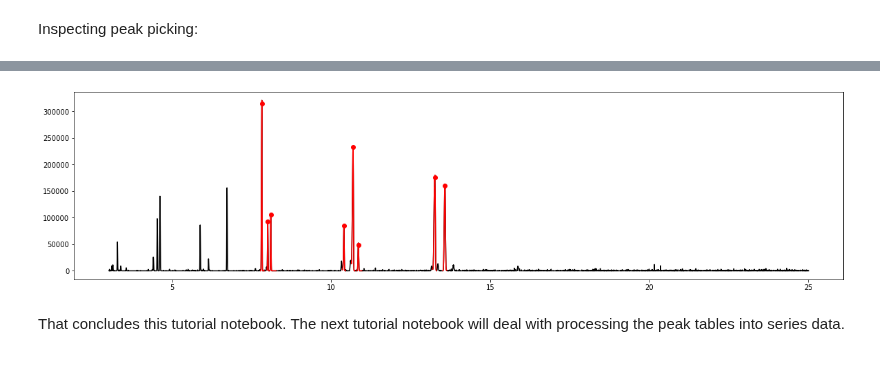
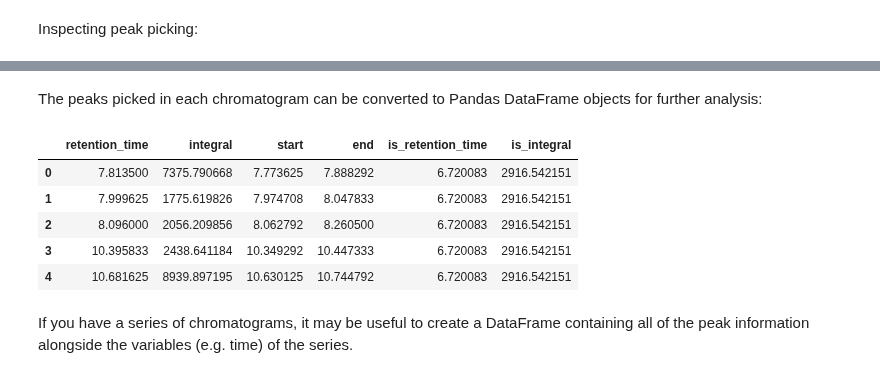
Before and after one commit to Will-Robin/ChromProcess, a Jupyter notebook: Tutorials/ChromProcess_Introduction_1.ipynb, the cells around one changed output, grey strips where cells are left out. Drawn from its saved outputs; the diff is of its cells as text; code cells hidden in the pictures.

Commit message:
update tutorial notebooks

```diff
--- a/Tutorials/ChromProcess_Introduction_1.ipynb
+++ b/Tutorials/ChromProcess_Introduction_1.ipynb
@@ -196,10 +176,0 @@ It make also be convenient to store the chromatographic signals in a simple `.cs
-# %%
-from ChromProcess.Writers import chromatogram_to_csv
-chromatogram_output_folder = "../Sample_analysis/Example/ExperimentalData/ChromatogramCSV"
-for c in chroms:
-    chromatogram_to_csv(c, filename = f'{chromatogram_output_folder}/{c.filename}')
-# %%
-from ChromProcess.Writers import chromatogram_to_json
-chromatogram_output_folder = "../Sample_analysis/Example/ExperimentalData/ChromatogramCSV"
-for c in chroms:
-    chromatogram_to_json(c, filename = f"{chromatogram_output_folder}/{c.filename[:-4]}.json")
@@ -208,26 +177,19 @@ Peaks can also be loaded from peak_collection csv files.
-# %%
-from ChromProcess.Loading import peak_collection_from_csv
-
-for c, chrom in enumerate(chroms, 1):
-    peak_file = f"{peak_collection_directory}/{chrom.filename}"
-    peak_collection = peak_collection_from_csv(peak_file)
-    chrom.add_peaks(peak_collection.peaks)
-# %%
-test_chromatogram = chroms[0]
-
-time = test_chromatogram.time
-signal = test_chromatogram.signal
-
-fig, ax = plt.subplots(figsize = (20,5))
-ax.plot(time, signal, c = 'k', zorder = 0)
-for c,pk in enumerate(test_chromatogram.peaks):
-    peak = test_chromatogram.peaks[pk]
-    idx = peak.indices
-    ax.plot(time[idx], signal[idx], c= 'r', zorder  = 1)
-    ax.scatter(peak.retention_time, peak.height, c= 'r', zorder  = 1)
-
-plt.show()
-# %% [output]
-[figure, removed]
-# %% [markdown]
-That concludes this tutorial notebook. The next tutorial notebook will deal with processing the peak tables into series data.
+# %% [markdown]
+The peaks picked in each chromatogram can be converted to Pandas DataFrame objects for further analysis:
+# %%
+from ChromProcess.Writers import chrom_to_df
+
+tables = []
+for c in chroms:
+    tables.append(chrom_to_df(c))
+
+tables[0].head()
+# %% [output]
+|  | retention_time | integral | start | end | is_retention_time | is_integral |
+| 0 | 7.813500 | 7375.790668 | 7.773625 | 7.888292 | 6.720083 | 2916.542151 |
+| 1 | 7.999625 | 1775.619826 | 7.974708 | 8.047833 | 6.720083 | 2916.542151 |
+| 2 | 8.096000 | 2056.209856 | 8.062792 | 8.260500 | 6.720083 | 2916.542151 |
+| 3 | 10.395833 | 2438.641184 | 10.349292 | 10.447333 | 6.720083 | 2916.542151 |
+| 4 | 10.681625 | 8939.897195 | 10.630125 | 10.744792 | 6.720083 | 2916.542151 |
+# %% [markdown]
+If you have a series of chromatograms, it may be useful to create a DataFrame containing all of the peak information alongside the variables (e.g. time) of the series.
```
Also changed, not shown: parts of 10 cells of this notebook, 3 other files.
